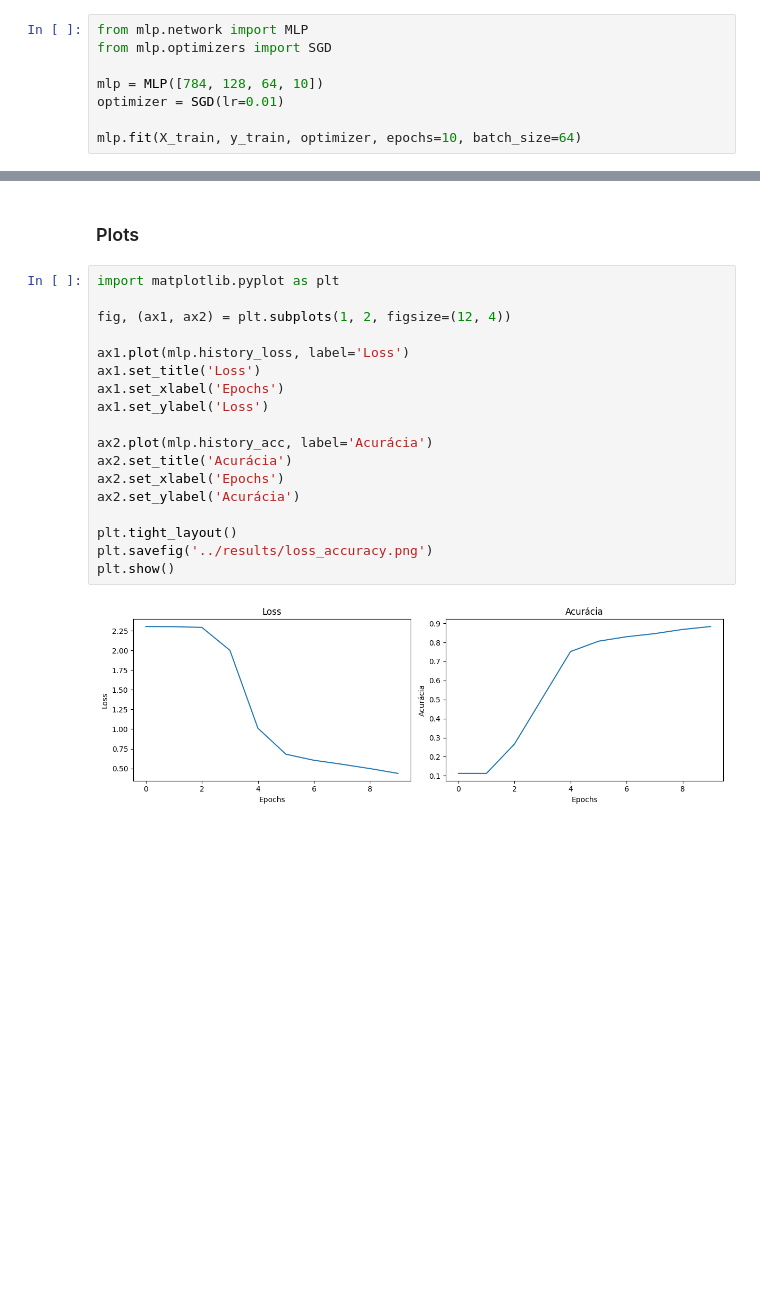
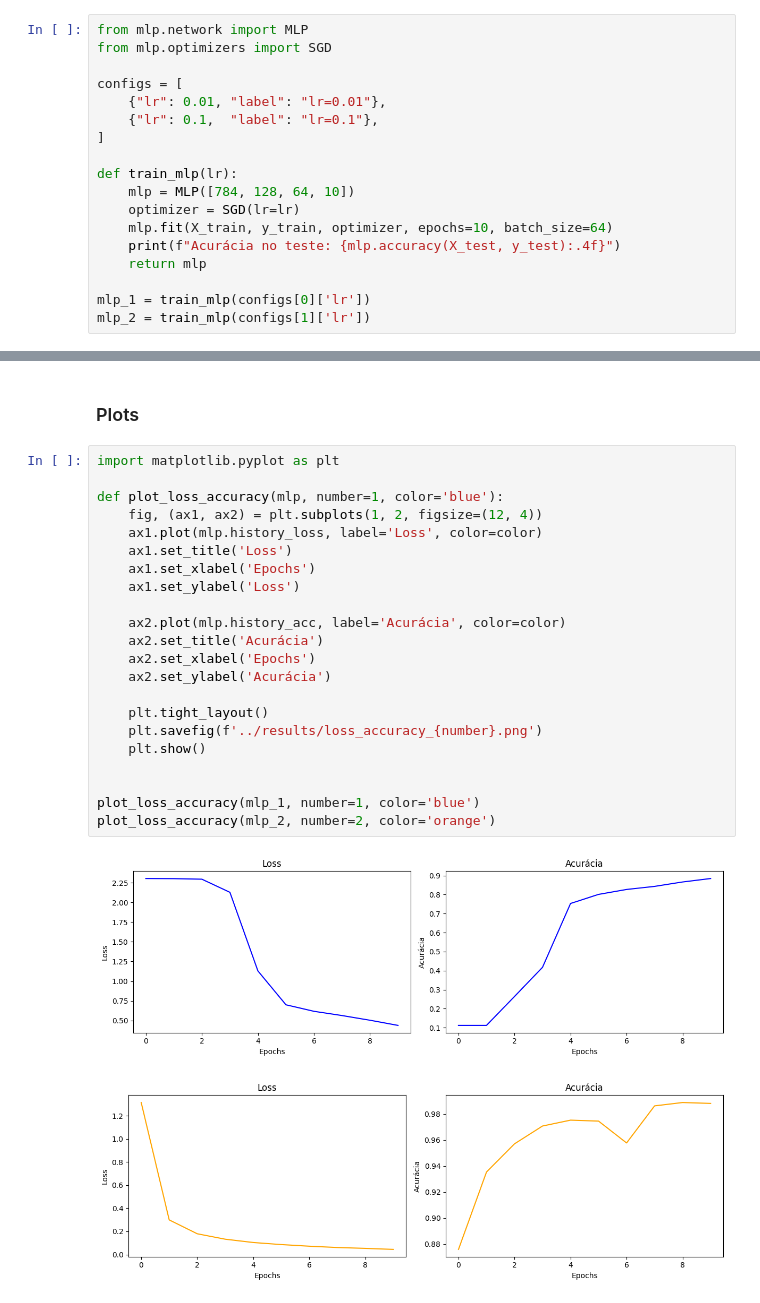
Before and after one commit to antoniodicillo/mlp, a Jupyter notebook: notebook/experimentos.ipynb, the cells around one changed output, grey strips where cells are left out. Cells and saved outputs as stored; diff of their text form; blank space fills up the shorter version.

```diff
--- a/notebook/experimentos.ipynb
+++ b/notebook/experimentos.ipynb
@@ -26,8 +26,18 @@ y_test = one_hot(y_test)
 from mlp.network import MLP
 from mlp.optimizers import SGD
 
-mlp = MLP([784, 128, 64, 10])
-optimizer = SGD(lr=0.01)
+configs = [
+    {"lr": 0.01, "label": "lr=0.01"},
+    {"lr": 0.1,  "label": "lr=0.1"},
+]
 
-mlp.fit(X_train, y_train, optimizer, epochs=10, batch_size=64)
+def train_mlp(lr):
+    mlp = MLP([784, 128, 64, 10])
+    optimizer = SGD(lr=lr)
+    mlp.fit(X_train, y_train, optimizer, epochs=10, batch_size=64)
+    print(f"Acurácia no teste: {mlp.accuracy(X_test, y_test):.4f}")
+    return mlp
+
+mlp_1 = train_mlp(configs[0]['lr'])
+mlp_2 = train_mlp(configs[1]['lr'])
 # %% [output]
@@ -46,20 +63,25 @@ Epoch 10/10 - Loss: 0.4373 - Acc: 0.8833
 # %%
 import matplotlib.pyplot as plt
 
-fig, (ax1, ax2) = plt.subplots(1, 2, figsize=(12, 4))
+def plot_loss_accuracy(mlp, number=1, color='blue'):
+    fig, (ax1, ax2) = plt.subplots(1, 2, figsize=(12, 4))
+    ax1.plot(mlp.history_loss, label='Loss', color=color)
+    ax1.set_title('Loss')
+    ax1.set_xlabel('Epochs')
+    ax1.set_ylabel('Loss')
 
-ax1.plot(mlp.history_loss, label='Loss')
-ax1.set_title('Loss')
-ax1.set_xlabel('Epochs')
-ax1.set_ylabel('Loss')
+    ax2.plot(mlp.history_acc, label='Acurácia', color=color)
+    ax2.set_title('Acurácia')
+    ax2.set_xlabel('Epochs')
+    ax2.set_ylabel('Acurácia')
 
-ax2.plot(mlp.history_acc, label='Acurácia')
-ax2.set_title('Acurácia')
-ax2.set_xlabel('Epochs')
-ax2.set_ylabel('Acurácia')
+    plt.tight_layout()
+    plt.savefig(f'../results/loss_accuracy_{number}.png')
+    plt.show()
 
-plt.tight_layout()
-plt.savefig('../results/loss_accuracy.png')
-plt.show()
+
+plot_loss_accuracy(mlp_1, number=1, color='blue')
+plot_loss_accuracy(mlp_2, number=2, color='orange')
 # %% [output]
-[figure, old version]
+[figure, new version]
+[figure, added]
```
Also changed, not shown: parts of 2 cells of this notebook, 5 other files.
